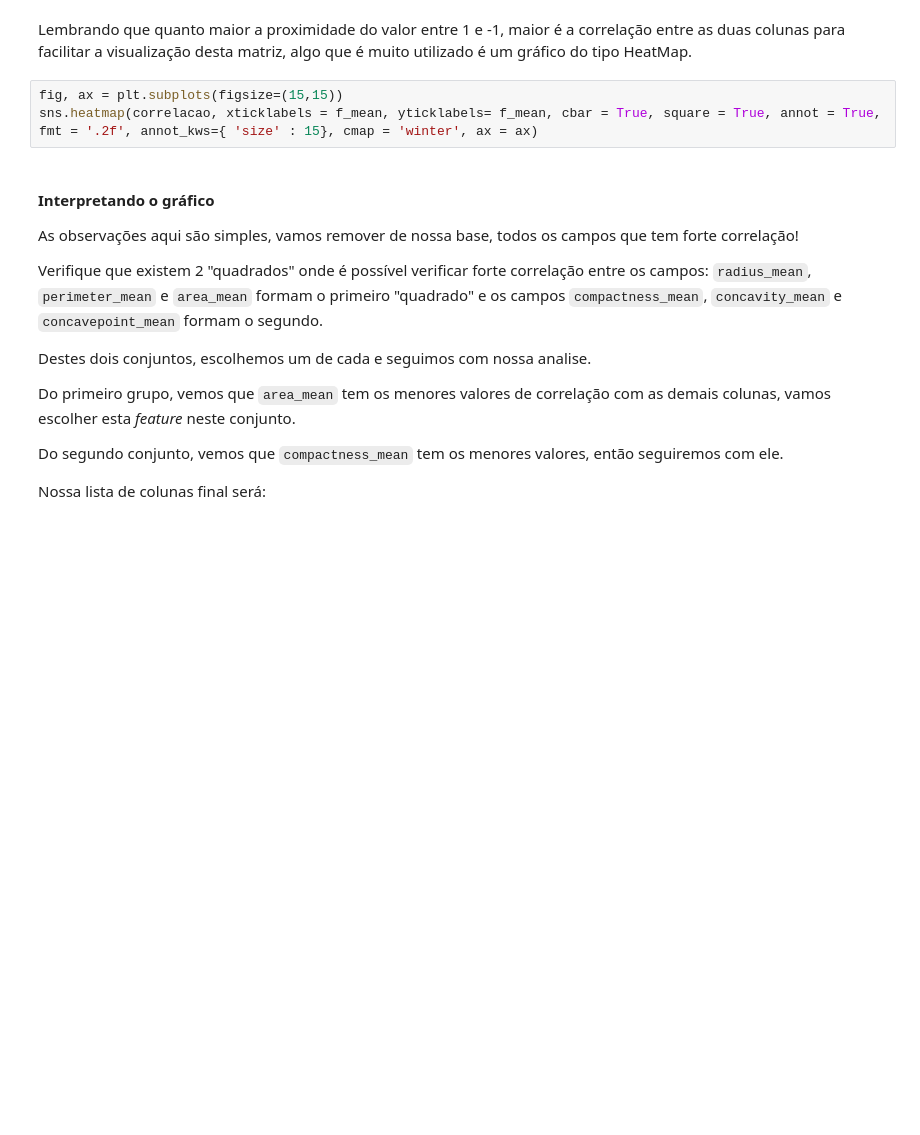
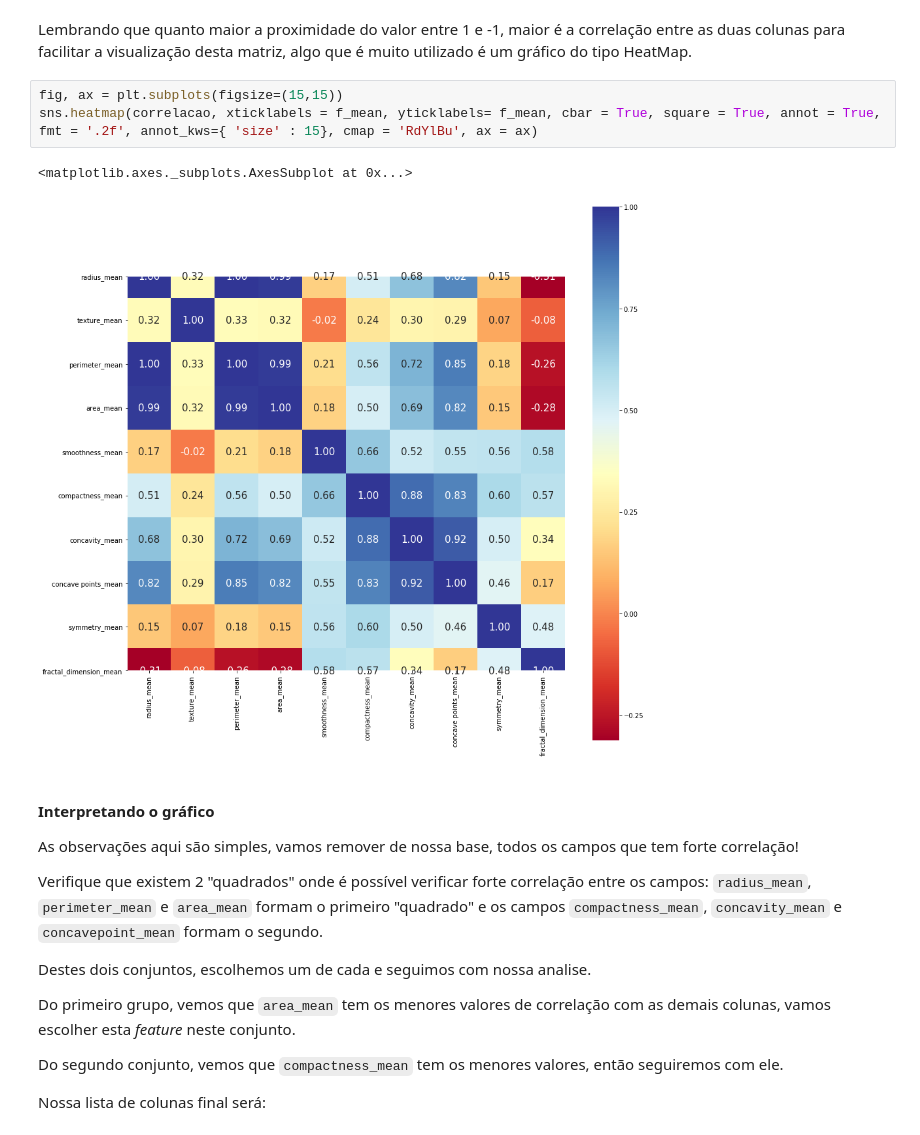
Before and after one commit to pgiaeinstein/otmz-mlp, a Jupyter notebook: Atividade5.ipynb, the cells around one changed output. Cells and saved outputs as stored; diff of their text form; blank space fills up the shorter version.

```diff
--- a/Atividade5.ipynb
+++ b/Atividade5.ipynb
@@ -176,7 +333,10 @@ correlacao
 Lembrando que quanto maior a proximidade do valor entre 1 e -1, maior é a correlação entre as duas colunas para facilitar a visualização desta matriz, algo que é muito utilizado é um gráfico do tipo HeatMap.
 # %%
 fig, ax = plt.subplots(figsize=(15,15))
-sns.heatmap(correlacao, xticklabels = f_mean, yticklabels= f_mean, cbar = True, square = True, annot = True, fmt = '.2f', annot_kws={ 'size' : 15}, cmap = 'winter', ax = ax)
+sns.heatmap(correlacao, xticklabels = f_mean, yticklabels= f_mean, cbar = True, square = True, annot = True, fmt = '.2f', annot_kws={ 'size' : 15}, cmap = 'RdYlBu', ax = ax)
+# %% [output]
+<matplotlib.axes._subplots.AxesSubplot at 0x...>
+[figure, added]
 # %% [markdown]
 #### Interpretando o gráfico
 
```
Also changed, not shown: parts of 19 cells of this notebook, 4 other files.
